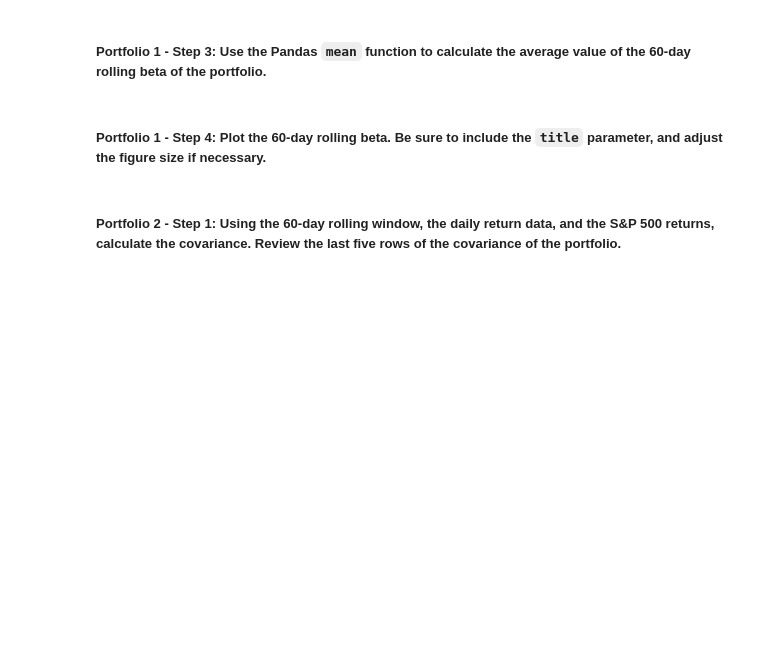
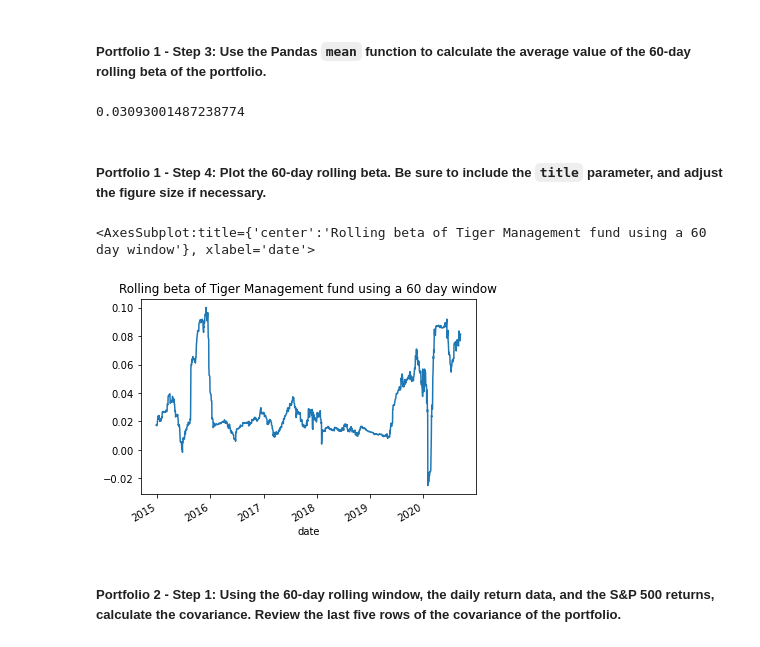
Before and after one commit to sjufan84/investment_strategy_evals-school-project-, a Jupyter notebook: risk_return_analysis.ipynb, the cells around one changed output. Drawn from its saved outputs; the diff is of its cells as text; code cells hidden in the pictures; blank space fills up the shorter version.

Commit message:
Finished up codebase with filtering funds according to risk-return and rolling betas and making recommendations for funds to invest in based on that information.

```diff
--- a/risk_return_analysis.ipynb
+++ b/risk_return_analysis.ipynb
@@ -350,4 +350,5 @@ Your analysis is nearing completion. Now, you need to evaluate how the portfolio
 #### Use the Pandas `var` function to calculate the variance of the S&P 500 by using a 60-day rolling window. Visualize the last five rows of the variance of the S&P 500.
 # %%
 # Calculate the variance of the S&P 500 using a rolling 60-day window.
-# YOUR CODE HERE
+sp500_rolling_var = daily_returns.loc[:, 'S&P 500'].rolling(window = 60).var()
+sp500_rolling_var.tail()
@@ -366,4 +375,5 @@ Your analysis is nearing completion. Now, you need to evaluate how the portfolio
 # %%
 # Calculate the covariance using a 60-day rolling window
 # Review the last five rows of the covariance data
-# YOUR CODE HERE
+tiger_covariance = daily_returns['TIGER GLOBAL MANAGEMENT LLC'].rolling(window = 60).cov(daily_returns['S&P 500'].rolling(window = 60))
+display(tiger_covariance.tail())
@@ -372,4 +390,5 @@ Your analysis is nearing completion. Now, you need to evaluate how the portfolio
 # %%
 # Calculate the beta based on the 60-day rolling covariance compared to the market (S&P 500)
 # Review the last five rows of the beta information
-# YOUR CODE HERE
+tiger_beta = tiger_covariance / sp500_rolling_var
+display(tiger_beta.tail())
@@ -377,13 +404,19 @@ Your analysis is nearing completion. Now, you need to evaluate how the portfolio
 ##### Portfolio 1 - Step 3: Use the Pandas `mean` function to calculate the average value of the 60-day rolling beta of the portfolio.
 # %%
 # Calculate the average of the 60-day rolling beta
-# YOUR CODE HERE
+tiger_beta_mean = tiger_beta.mean()
+print(tiger_beta_mean)
+# %% [output]
+0.03093001487238774
 # %% [markdown]
 ##### Portfolio 1 - Step 4: Plot the 60-day rolling beta. Be sure to include the `title` parameter, and adjust the figure size if necessary.
 # %%
 # Plot the rolling beta
 # Include a title parameter and adjust the figure size
-# YOUR CODE HERE
+tiger_beta.plot(title = 'Rolling beta of Tiger Management fund using a 60 day window')
+# %% [output]
+<AxesSubplot:title={'center':'Rolling beta of Tiger Management fund using a 60 day window'}, xlabel='date'>
+[figure, added]
 # %% [markdown]
 ##### Portfolio 2 - Step 1: Using the 60-day rolling window, the daily return data, and the S&P 500 returns, calculate the covariance. Review the last five rows of the covariance of the portfolio.
 # %%
```
Also changed, not shown: parts of 10 cells of this notebook.
